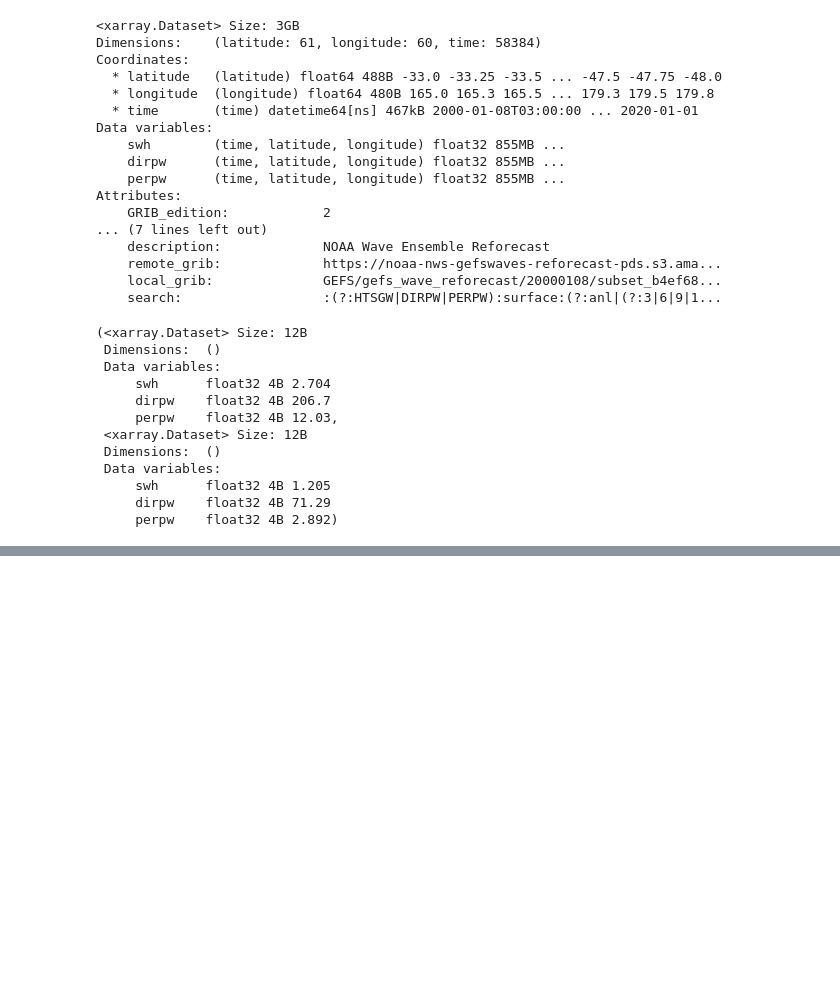
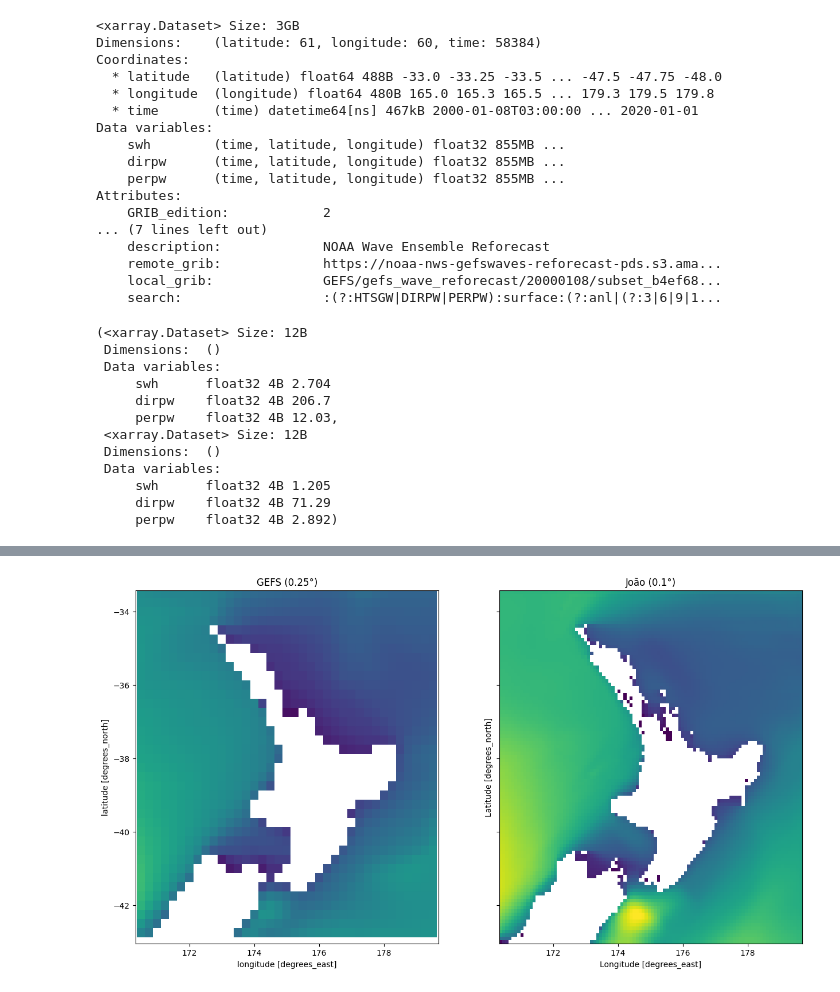
Before and after one commit to UoA-eResearch/physicsnemo, a Jupyter notebook: calc_stats.ipynb, the cells around one changed output, grey strips where cells are left out. Saved outputs shown, nothing was run; the diff lists cells and outputs as text; code cells hidden in the pictures; blank space fills up the shorter version.

```diff
--- a/calc_stats.ipynb
+++ b/calc_stats.ipynb
@@ -81,3 +87,14 @@ Data variables:
      Dir      float64 8B 86.61
      Hsig     float64 8B 1.118
      RTm01    float64 8B 1.861)
+# %%
+GEFS_NI = GEFS.sel(
+    latitude=slice(NI.latitude.max().to_dict()["data"], NI.latitude.min().to_dict()["data"]),
+    longitude=slice(NI.longitude.min().to_dict()["data"], NI.longitude.max().to_dict()["data"]),
+    time=(GEFS.time < pd.Timestamp("2020-01-01"))
+)
+display(GEFS_NI)
+NI_GEFS_mean = GEFS_NI.mean()
+NI_GEFS_std = GEFS_NI.std()
+display(NI_GEFS_mean, NI_GEFS_std)
+GEFS_NI.to_netcdf("NZ_GEFS/GEFS_NI.nc")
@@ -89 +138,10 @@ NI.Hsig[0].plot()
+# %%
+fig, [ax1, ax2] = plt.subplots(nrows=1, ncols=2, figsize=(15, 8), sharex=True, sharey=True)
+GEFS_NI.swh[0].plot(ax=ax1, vmin=0, vmax=3,add_colorbar=False)
+#SI.sel(time="2000-01-08 03:00:00").Hsig.plot(ax=ax2, vmin=0, vmax=3)
+NI.Hsig[0].plot(ax=ax2, vmin=0, vmax=3, add_colorbar=False)
+ax1.title.set_text("GEFS (0.25°)")
+ax2.title.set_text("João (0.1°)")
+# %% [output]
+[figure, added]
 # %%
```
Also changed, not shown: parts of 11 cells of this notebook, 1 other file.
